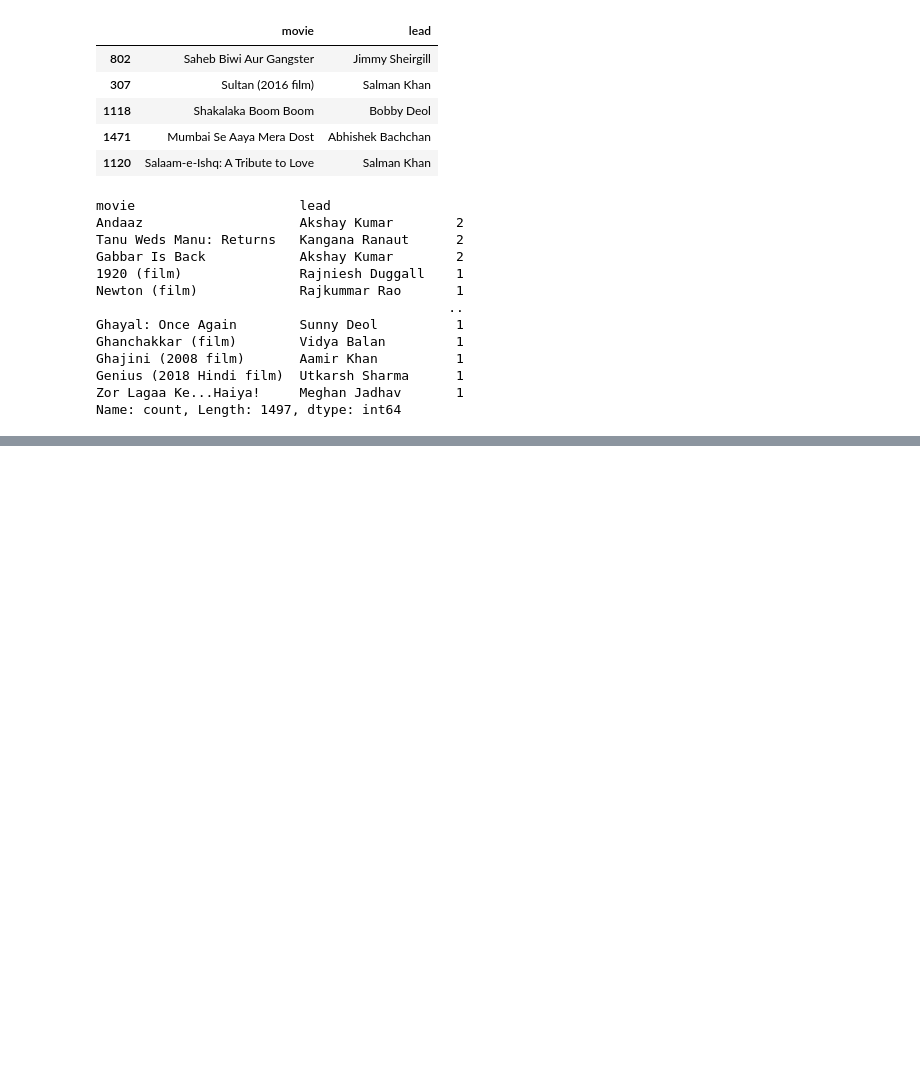
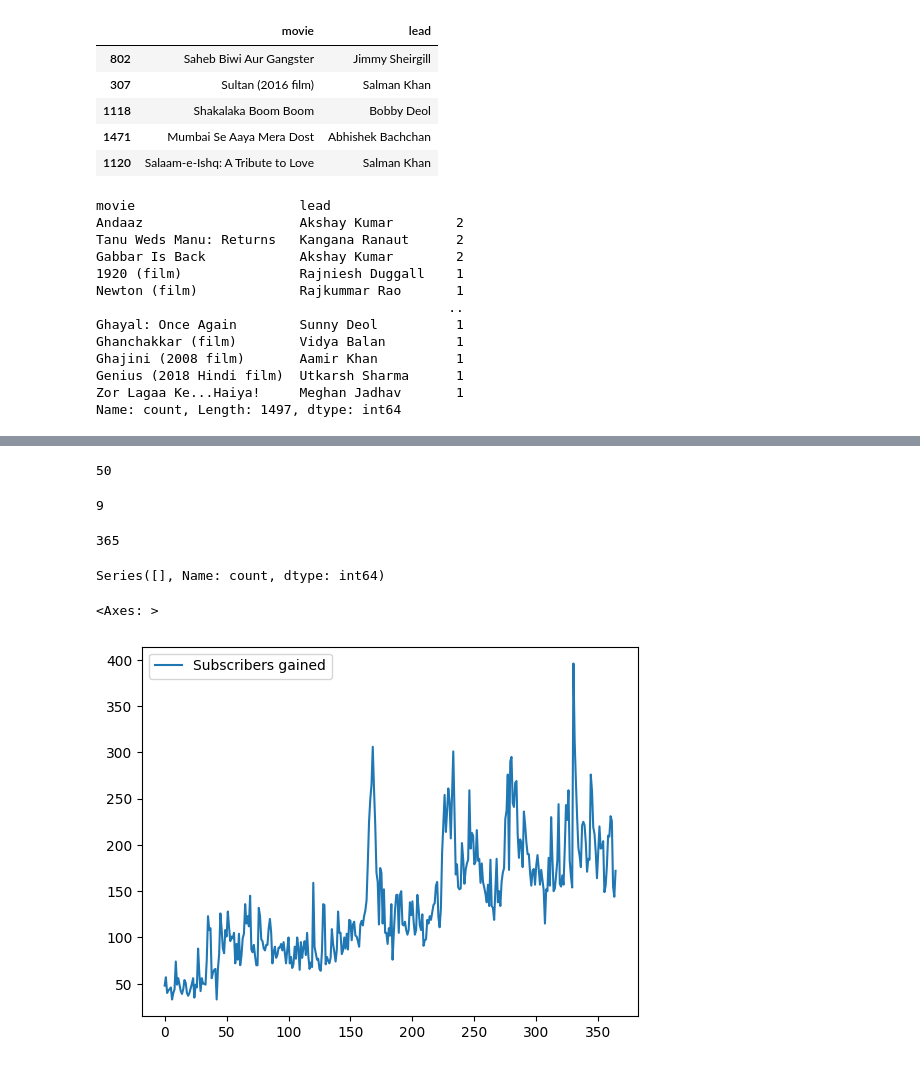
Before and after one commit to MayureshTandel-11/Revision, a Jupyter notebook: AI:ML/Pandas/day4.ipynb, the cells around one changed output, grey strips where cells are left out. Saved outputs shown, nothing was run; the diff lists cells and outputs as text; code cells hidden in the pictures; blank space fills up the shorter version.

```diff
--- a/AI:ML/Pandas/day4.ipynb
+++ b/AI:ML/Pandas/day4.ipynb
@@ -217,0 +556,26 @@ TypeError: sort_values() missing 1 required positional argument: 'by'
+# %%
+# Find no of 50's and 100's scored by kohli
+vk[vk >= 50].size
+# %% [output]
+50
+# %%
+# find number of ducks
+vk[vk == 0].size
+# %% [output]
+9
+# %%
+# Count number of day when I had more than 200 subs a day
+subs[subs > 200].size
+# %% [output]
+365
+# %%
+# find actors who have done more than 20 movies
+num_movies = movies.value_counts()
+num_movies[num_movies > 20]
+# %% [output]
+Series([], Name: count, dtype: int64)
+# %%
+subs.plot()
+# %% [output]
+<Axes: >
+[figure, added]
```
Also changed, not shown: parts of 53 cells of this notebook, 6 other files.
